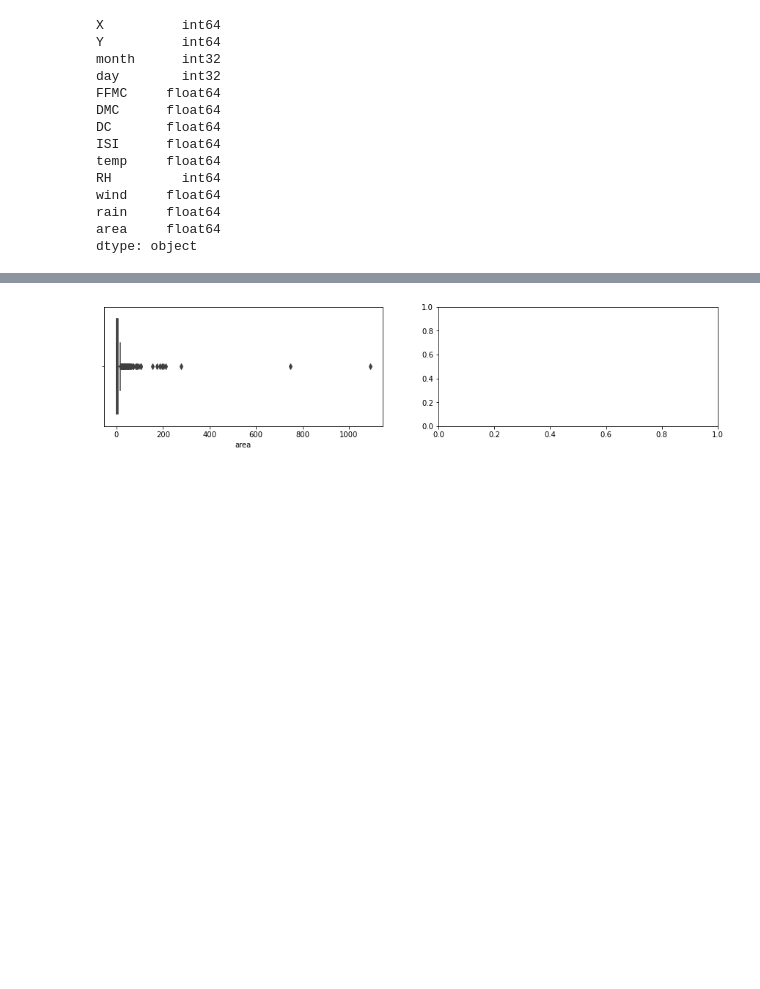
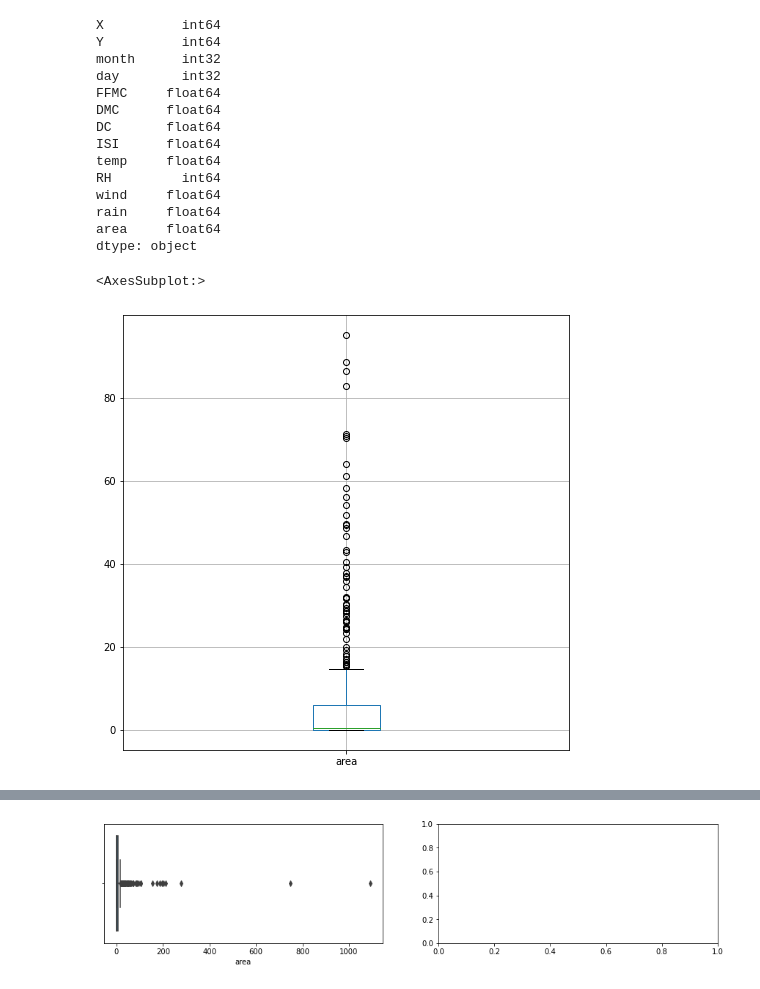
Before and after one commit to kaodeuay/ProjectML, a Jupyter notebook: miniPJML/finish_ml2.ipynb, the cells around one changed output, grey strips where cells are left out. Saved outputs shown, nothing was run; the diff lists cells and outputs as text; code cells hidden in the pictures; blank space fills up the shorter version.

```diff
--- a/miniPJML/finish_ml2.ipynb
+++ b/miniPJML/finish_ml2.ipynb
@@ -209,3 +210,8 @@ wind     float64
 rain     float64
 area     float64
 dtype: object
+# %%
+df.boxplot (column='area', figsize=(8,8))
+# %% [output]
+<AxesSubplot:>
+[figure, added]
```
Also changed, not shown: parts of 27 cells of this notebook.
